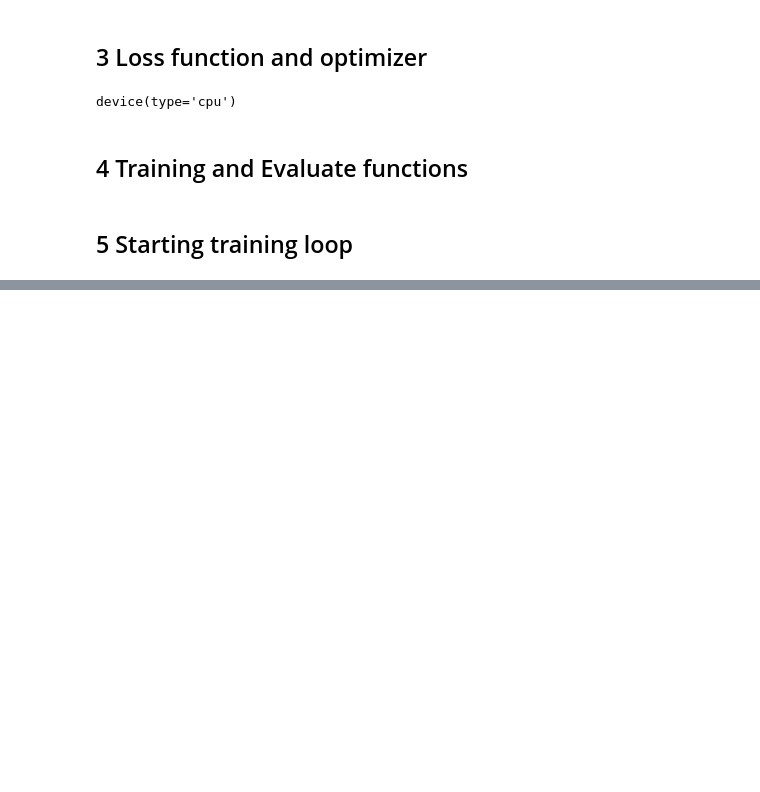
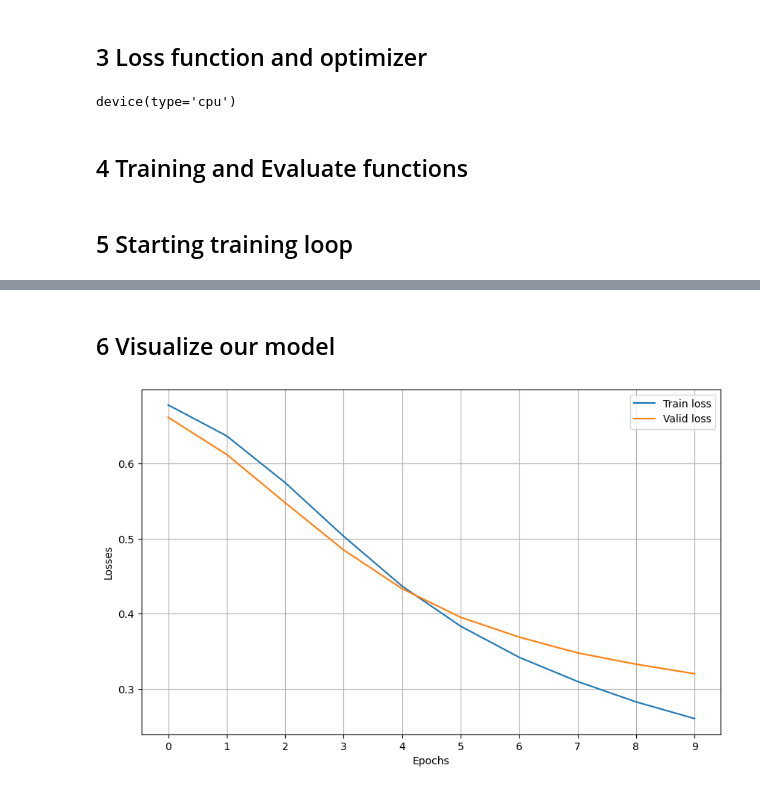
Before and after one commit to aworld01/cheatsheets, a Jupyter notebook: python/AI/pytorch/Ali Hassan/05_Sentiment_analysis_with_nbow.ipynb, the cells around one changed output, grey strips where cells are left out. Drawn from its saved outputs; the diff is of its cells as text; code cells hidden in the pictures; blank space fills up the shorter version.

```diff
--- a/python/AI/pytorch/Ali Hassan/05_Sentiment_analysis_with_nbow.ipynb
+++ b/python/AI/pytorch/Ali Hassan/05_Sentiment_analysis_with_nbow.ipynb
@@ -465,7 +452,7 @@ class NBoW(nn.Module):
         #ids = [batch_size,seq_length]
         embedded = self.embedding(ids)
         #embedded = [batch_size,seq_len,embedding_dim]
-        pooled = embedded.means(dim=1)
+        pooled = embedded.mean(dim=1)
         #pooled = [batch_size,embedding_dim]
         prediction = self.fc(pooled)
         return prediction
@@ -603,12 +590,12 @@ def train(data_loader,model,criterion,optimizer,device):
     for batch in tqdm.tqdm(data_loader,desc="Training..."):
         ids = batch["ids"].to(device)
         label = batch["label"].to(device)
-        pridiction = model(ids)
-        loss = criterion(pridiction,label)
+        prediction = model(ids)
+        loss = criterion(prediction,label)
         accuracy = get_accuracy(prediction,label)
         optimizer.zero_grad()
         loss.backward()
-        optimize.step()
+        optimizer.step()
         epoch_losses.append(loss.item())
         epoch_accur.append(accuracy.item())
     return np.mean(epoch_losses),np.mean(epoch_accur)
@@ -620,7 +607,7 @@ def evaluate(data_loader,model,criterion,device):
     with torch.no_grad():
         for batch in tqdm.tqdm(data_loader,desc="Evaluating..."):
             ids = batch["ids"].to(device)
-            label = batch["labels"].to(device)
+            label = batch["label"].to(device)
             prediction = model(ids)
             loss = criterion(prediction,label)
             accuracy = get_accuracy(prediction,label)
@@ -637,8 +624,25 @@ def get_accuracy(prediction,label):
 # %% [markdown]
 <h2>5 Starting training loop</h2>
 # %%
-n_epoch = 10
+n_epochs = 10
 best_valid_loss = float('inf')
 metrics = collections.defaultdict(list)
 for epoch in range(n_epochs):
-    train_loss,train_accur
+    train_loss,train_accur = train(
+        train_data_loader,
+        model,
+        criterion,
+        optimizer,
+        device
+    )
+    valid_loss,valid_accur = evaluate(valid_data_loader,model,criterion,device)
+    metrics["train_losses"].append(train_loss)
+    metrics["train_accurs"].append(train_accur)
+    metrics["valid_losses"].append(valid_loss)
+    metrics["valid_accurs"].append(valid_accur)
+    if valid_loss < best_valid_loss:
+        best_valid_loss = valid_loss
+        torch.save(model.state_dict(),"nbow.pt")
+    print(f"Epoch: {epoch}")
+    print(f"Train loss: {train_loss:.3f}, Train accur: {train_accur:.3f}")
+    print(f"Valid loss: {valid_loss:.3f}, Valid accur: {valid_accur:.3f}")
@@ -644,0 +680,14 @@ for epoch in range(n_epochs):
+# %% [markdown]
+<h2>6 Visualize our model</h2>
+# %%
+fig = plt.figure(figsize=(10,6))
+ax = fig.add_subplot(1,1,1)
+ax.plot(metrics["train_losses"],label="Train loss")
+ax.plot(metrics["valid_losses"],label="Valid loss")
+ax.set_xlabel("Epochs")
+ax.set_ylabel("Losses")
+ax.set_xticks(range(n_epochs))
+ax.legend()
+ax.grid()
+# %% [output]
+[figure, added]
```
Also changed, not shown: parts of 29 cells of this notebook, 1 other file.
